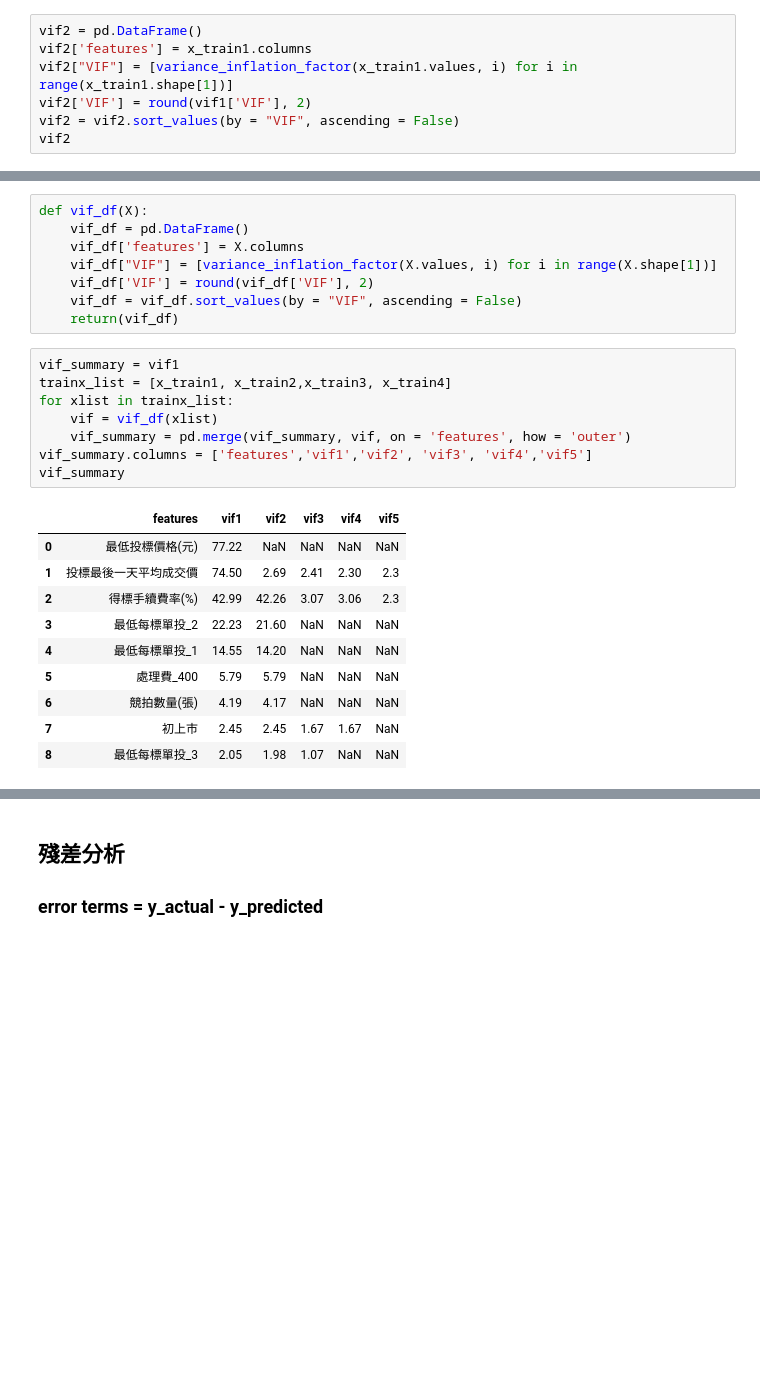
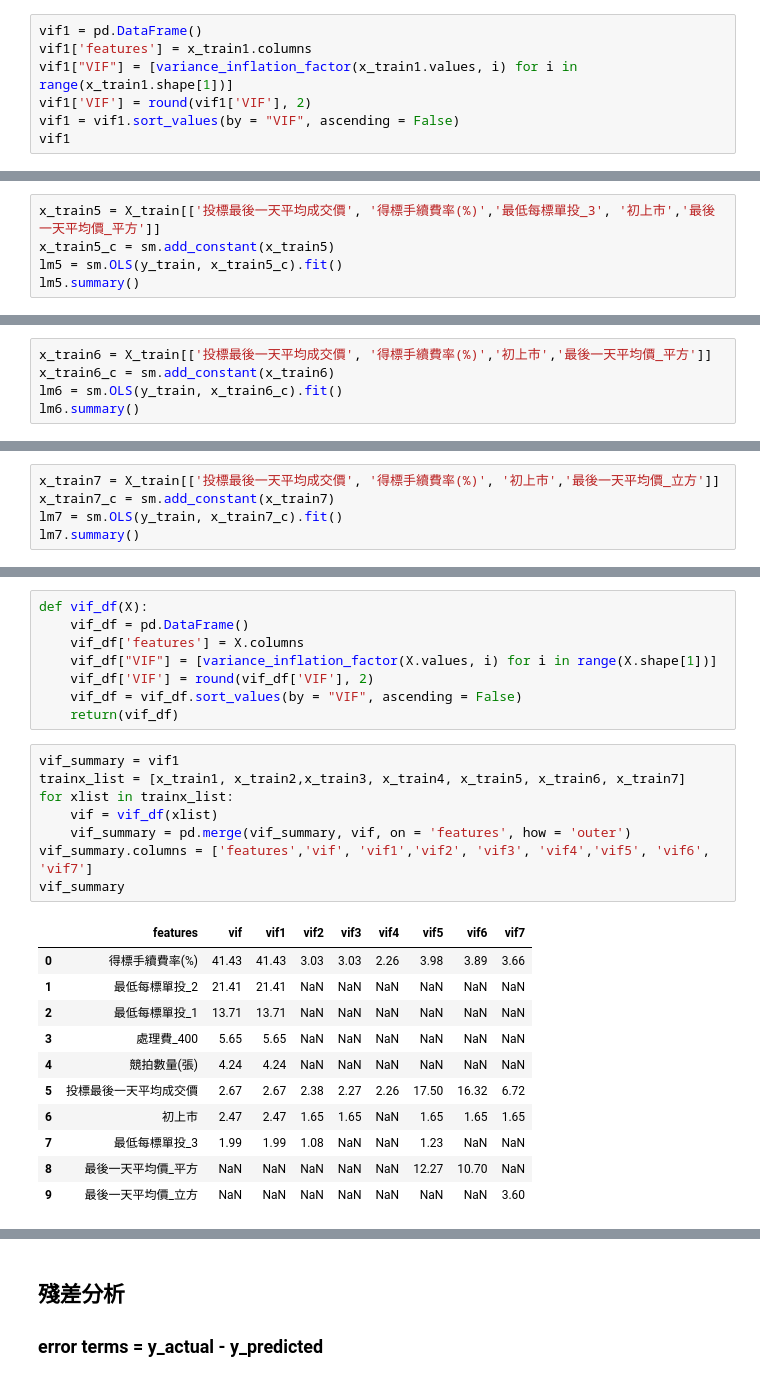
Before and after one commit to hello0217/auction, a Jupyter notebook: auction1.ipynb, the cells around one changed output, grey strips where cells are left out. Drawn from its saved outputs; the diff is of its cells as text; blank space fills up the shorter version.

```diff
--- a/auction1.ipynb
+++ b/auction1.ipynb
@@ -390,10 +419,10 @@ Warnings:
 strong multicollinearity or other numerical problems.
 # %%
-vif2 = pd.DataFrame()
-vif2['features'] = x_train1.columns
-vif2["VIF"] = [variance_inflation_factor(x_train1.values, i) for i in range(x_train1.shape[1])]
-vif2['VIF'] = round(vif1['VIF'], 2)
-vif2 = vif2.sort_values(by = "VIF", ascending = False)
-vif2
+vif1 = pd.DataFrame()
+vif1['features'] = x_train1.columns
+vif1["VIF"] = [variance_inflation_factor(x_train1.values, i) for i in range(x_train1.shape[1])]
+vif1['VIF'] = round(vif1['VIF'], 2)
+vif1 = vif1.sort_values(by = "VIF", ascending = False)
+vif1
 # %% [output]
 |  | features | VIF |
@@ -500,2 +529,7 @@ OLS Regression Results
 Warnings:
 [1] Standard Errors assume that the covariance matrix of the errors is correctly specified.
+# %%
+x_train5 = X_train[['投標最後一天平均成交價', '得標手續費率(%)','最低每標單投_3', '初上市','最後一天平均價_平方']]
+x_train5_c = sm.add_constant(x_train5)
+lm5 = sm.OLS(y_train, x_train5_c).fit()
+lm5.summary()
@@ -501,0 +576,5 @@ Warnings:
+# %%
+x_train6 = X_train[['投標最後一天平均成交價', '得標手續費率(%)','初上市','最後一天平均價_平方']]
+x_train6_c = sm.add_constant(x_train6)
+lm6 = sm.OLS(y_train, x_train6_c).fit()
+lm6.summary()
@@ -501,0 +619,5 @@ Warnings:
+# %%
+x_train7 = X_train[['投標最後一天平均成交價', '得標手續費率(%)', '初上市','最後一天平均價_立方']]
+x_train7_c = sm.add_constant(x_train7)
+lm7 = sm.OLS(y_train, x_train7_c).fit()
+lm7.summary()
@@ -513,23 +673,24 @@ def vif_df(X):
     return(vif_df)
 # %%
 vif_summary = vif1
-trainx_list = [x_train1, x_train2,x_train3, x_train4]
+trainx_list = [x_train1, x_train2,x_train3, x_train4, x_train5, x_train6, x_train7]
 for xlist in trainx_list:
     vif = vif_df(xlist)
     vif_summary = pd.merge(vif_summary, vif, on = 'features', how = 'outer')
-vif_summary.columns = ['features','vif1','vif2', 'vif3', 'vif4','vif5']
+vif_summary.columns = ['features','vif', 'vif1','vif2', 'vif3', 'vif4','vif5', 'vif6', 'vif7']
 vif_summary
 # %% [output]
-|  | features | vif1 | vif2 | vif3 | vif4 | vif5 |
-| 0 | 最低投標價格(元) | 77.22 | NaN | NaN | NaN | NaN |
-| 1 | 投標最後一天平均成交價 | 74.50 | 2.69 | 2.41 | 2.30 | 2.3 |
-| 2 | 得標手續費率(%) | 42.99 | 42.26 | 3.07 | 3.06 | 2.3 |
-| 3 | 最低每標單投_2 | 22.23 | 21.60 | NaN | NaN | NaN |
-| 4 | 最低每標單投_1 | 14.55 | 14.20 | NaN | NaN | NaN |
-| 5 | 處理費_400 | 5.79 | 5.79 | NaN | NaN | NaN |
-| 6 | 競拍數量(張) | 4.19 | 4.17 | NaN | NaN | NaN |
-| 7 | 初上市 | 2.45 | 2.45 | 1.67 | 1.67 | NaN |
-| 8 | 最低每標單投_3 | 2.05 | 1.98 | 1.07 | NaN | NaN |
+|  | features | vif | vif1 | vif2 | vif3 | vif4 | vif5 | vif6 | vif7 |
+| 0 | 得標手續費率(%) | 41.43 | 41.43 | 3.03 | 3.03 | 2.26 | 3.98 | 3.89 | 3.66 |
+| 1 | 最低每標單投_2 | 21.41 | 21.41 | NaN | NaN | NaN | NaN | NaN | NaN |
+| 2 | 最低每標單投_1 | 13.71 | 13.71 | NaN | NaN | NaN | NaN | NaN | NaN |
+| 3 | 處理費_400 | 5.65 | 5.65 | NaN | NaN | NaN | NaN | NaN | NaN |
+| 4 | 競拍數量(張) | 4.24 | 4.24 | NaN | NaN | NaN | NaN | NaN | NaN |
+| 5 | 投標最後一天平均成交價 | 2.67 | 2.67 | 2.38 | 2.27 | 2.26 | 17.50 | 16.32 | 6.72 |
+| 6 | 初上市 | 2.47 | 2.47 | 1.65 | 1.65 | NaN | 1.65 | 1.65 | 1.65 |
+| 7 | 最低每標單投_3 | 1.99 | 1.99 | 1.08 | NaN | NaN | 1.23 | NaN | NaN |
+| 8 | 最後一天平均價_平方 | NaN | NaN | NaN | NaN | NaN | 12.27 | 10.70 | NaN |
+| 9 | 最後一天平均價_立方 | NaN | NaN | NaN | NaN | NaN | NaN | NaN | 3.60 |
 # %%
 model_list = [lm2, lm3, lm4]
 aic = []
```
Also changed, not shown: parts of 55 cells of this notebook.
